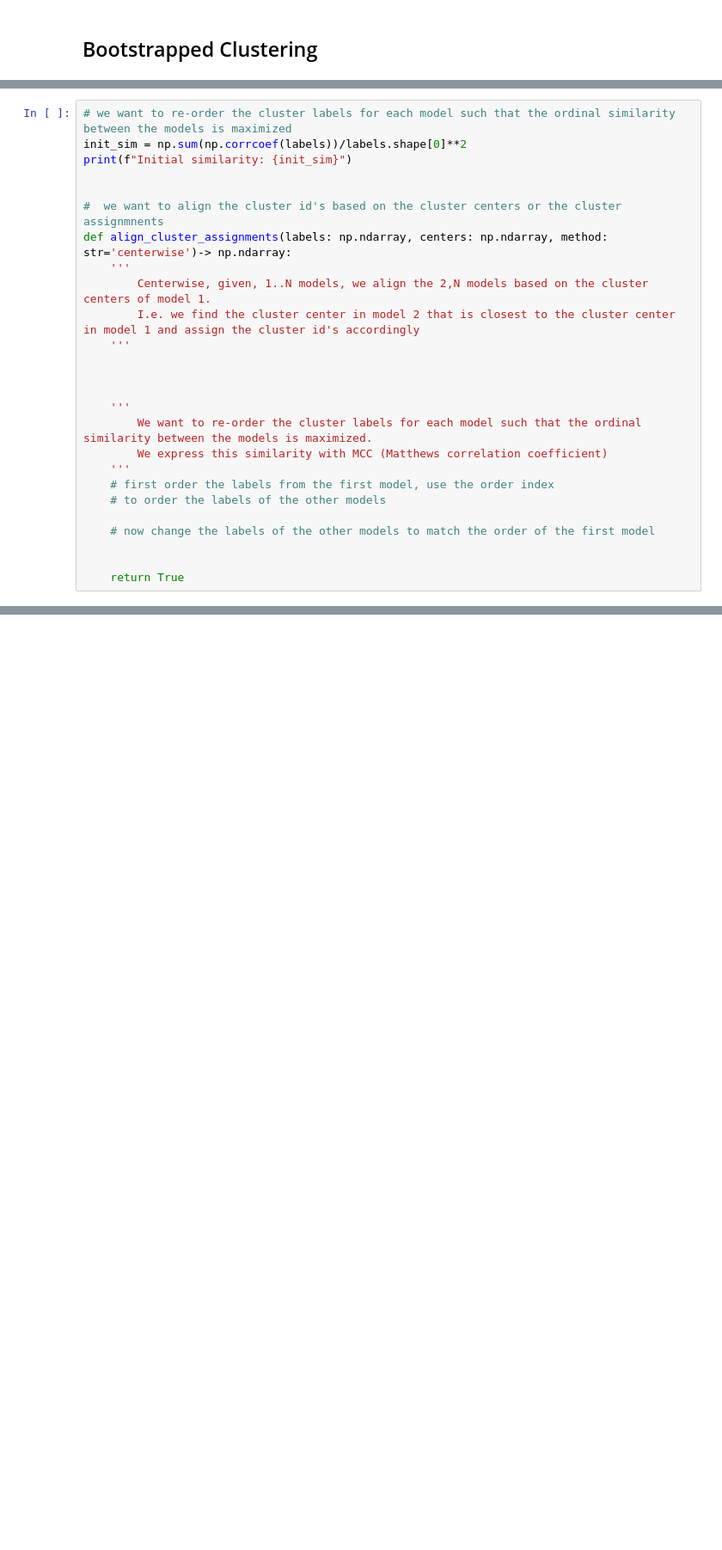
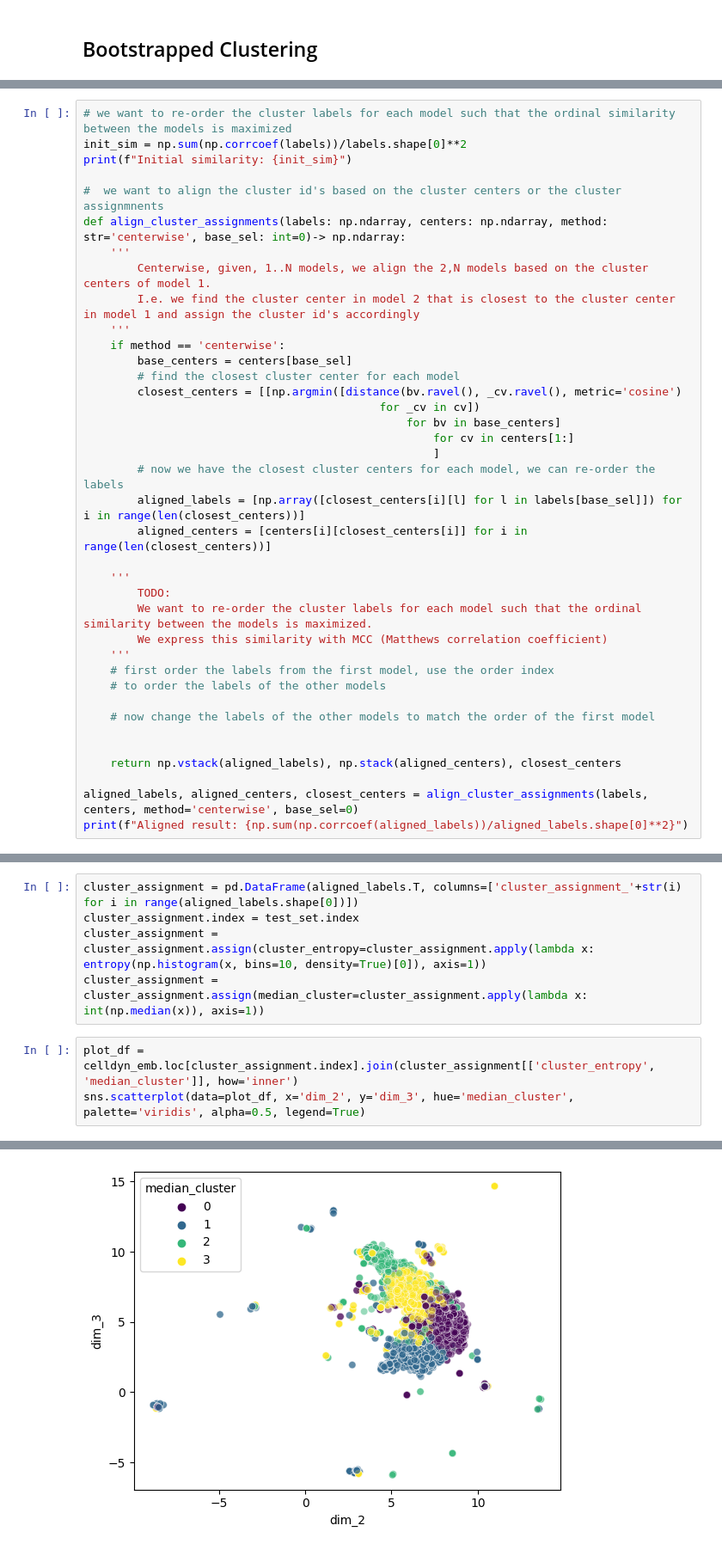
Before and after one commit to HJJoosse/celldyn_embedder, a Jupyter notebook: sandbox/create_clusters.ipynb, the cells around one changed output, grey strips where cells are left out. Shown at 86% size. Cells and saved outputs as stored; diff of their text form; blank space fills up the shorter version.

```diff
--- a/sandbox/create_clusters.ipynb
+++ b/sandbox/create_clusters.ipynb
@@ -135,17 +291,26 @@ labels, centers, sizes = assign_clusters(test_set, bclusters, clusterer='gmm')
 init_sim = np.sum(np.corrcoef(labels))/labels.shape[0]**2
 print(f"Initial similarity: {init_sim}")
 
-
 #  we want to align the cluster id's based on the cluster centers or the cluster assignmnents
-def align_cluster_assignments(labels: np.ndarray, centers: np.ndarray, method: str='centerwise')-> np.ndarray:
+def align_cluster_assignments(labels: np.ndarray, centers: np.ndarray, method: str='centerwise', base_sel: int=0)-> np.ndarray:
     '''
         Centerwise, given, 1..N models, we align the 2,N models based on the cluster centers of model 1.
         I.e. we find the cluster center in model 2 that is closest to the cluster center in model 1 and assign the cluster id's accordingly
     '''
-
-
+    if method == 'centerwise':
+        base_centers = centers[base_sel]
+        # find the closest cluster center for each model
+        closest_centers = [[np.argmin([distance(bv.ravel(), _cv.ravel(), metric='cosine')
+                                            for _cv in cv])
+                                                for bv in base_centers]
+                                                    for cv in centers[1:]
+                                                    ]
+        # now we have the closest cluster centers for each model, we can re-order the labels
+        aligned_labels = [np.array([closest_centers[i][l] for l in labels[base_sel]]) for i in range(len(closest_centers))]
+        aligned_centers = [centers[i][closest_centers[i]] for i in range(len(closest_centers))]
 
     '''
+        TODO:
     	We want to re-order the cluster labels for each model such that the ordinal similarity between the models is maximized.
         We express this similarity with MCC (Matthews correlation coefficient)
     '''
@@ -155,4 +320,7 @@ def align_cluster_assignments(labels: np.ndarray, centers: np.ndarray, method: s
     # now change the labels of the other models to match the order of the first model
 
 
-    return True
+    return np.vstack(aligned_labels), np.stack(aligned_centers), closest_centers
+
+aligned_labels, aligned_centers, closest_centers = align_cluster_assignments(labels, centers, method='centerwise', base_sel=0)
+print(f"Aligned result: {np.sum(np.corrcoef(aligned_labels))/aligned_labels.shape[0]**2}")
@@ -158,0 +330,9 @@ def align_cluster_assignments(labels: np.ndarray, centers: np.ndarray, method: s
+# %%
+cluster_assignment = pd.DataFrame(aligned_labels.T, columns=['cluster_assignment_'+str(i) for i in range(aligned_labels.shape[0])])
+cluster_assignment.index = test_set.index
+cluster_assignment = cluster_assignment.assign(cluster_entropy=cluster_assignment.apply(lambda x: entropy(np.histogram(x, bins=10, density=True)[0]), axis=1))
+cluster_assignment = cluster_assignment.assign(median_cluster=cluster_assignment.apply(lambda x: int(np.median(x)), axis=1))
+# %%
+plot_df = celldyn_emb.loc[cluster_assignment.index].join(cluster_assignment[['cluster_entropy', 'median_cluster']], how='inner')
+sns.scatterplot(data=plot_df, x='dim_2', y='dim_3', hue='median_cluster', palette='viridis', alpha=0.5, legend=True)
+# %% [output]
@@ -158,0 +340 @@ def align_cluster_assignments(labels: np.ndarray, centers: np.ndarray, method: s
+[figure, added]
```
Also changed, not shown: parts of 16 cells of this notebook, 10 other files.
